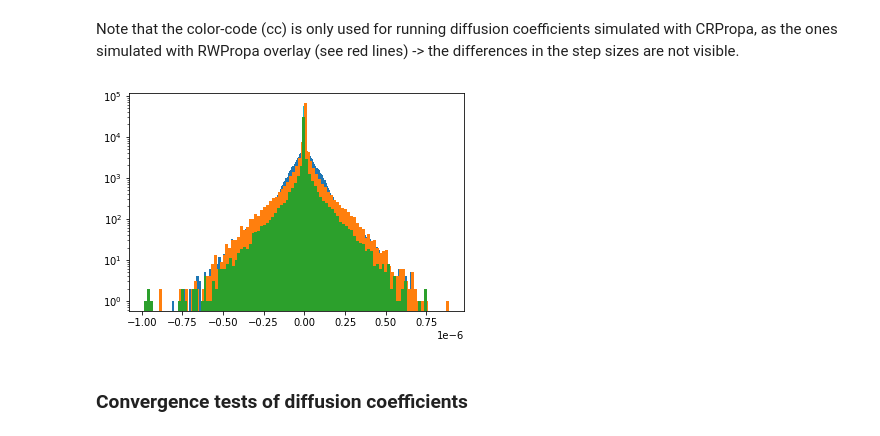
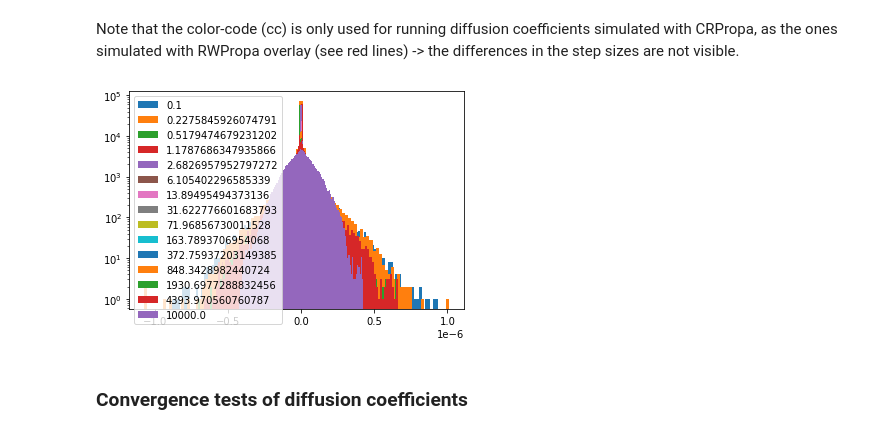
Before and after one commit to reichherzerp/PropPy, a Jupyter notebook: comparison/Comparison in compact astrophysical sources.ipynb, the cells around one changed output. Saved outputs shown, nothing was run; the diff lists cells and outputs as text; code cells hidden in the pictures.

```diff
--- a/comparison/Comparison in compact astrophysical sources.ipynb
+++ b/comparison/Comparison in compact astrophysical sources.ipynb
@@ -149,19 +140,20 @@ no data for RPW
 # %% [markdown]
 Note that the color-code (cc) is only used for running diffusion coefficients simulated with CRPropa, as the ones simulated with RWPropa overlay (see red lines) -> the differences in the step sizes are not visible.
-# %%
-for i, step_size in enumerate(step_sizes[::-1]):
-    try:
-        dataI = pd.read_csv(path_data_raw+'/crpropa_CK_stepsize_'+str(step_size/10**11)+'.txt', names=['D', 'SN', 'ID', 'E', 'X', 'Y', 'Z', 'Px', 'Py', 'Pz', 'SN0', 'SN1'], delimiter='\t', comment='#', usecols=["D", "X", "Y", "Z", "SN"])
-
-        ### Convert data from Mpc to meters
-        plt.hist(dataI.Z, bins=100)
-    except:
-        pass
-#plt.xlim(-0.5*10**(-7), 0.5*10**(-7))
-plt.yscale('log')
-plt.show()
-# %% [output]
-[figure, removed]
+# %%
+for i, step_size in enumerate(step_sizes):
+    try:
+        dataI = pd.read_csv(path_data_raw+'/crpropa_BP_stepsize_'+str(step_size/10**11)+'.txt', names=['D', 'SN', 'ID', 'E', 'X', 'Y', 'Z', 'Px', 'Py', 'Pz', 'SN0', 'SN1'], delimiter='\t', comment='#', usecols=["D", "X", "Y", "Z", "SN"])
+
+        ### Convert data from Mpc to meters
+        plt.hist(dataI.Z, bins=100, label=str(step_size/10**11))
+    except:
+        pass
+
+plt.yscale('log')
+plt.legend()
+plt.show()
+# %% [output]
+[figure, added]
 # %% [markdown]
 ### Convergence tests of diffusion coefficients
 # %%
```
Also changed, not shown: parts of 4 cells of this notebook, 1 other file.
